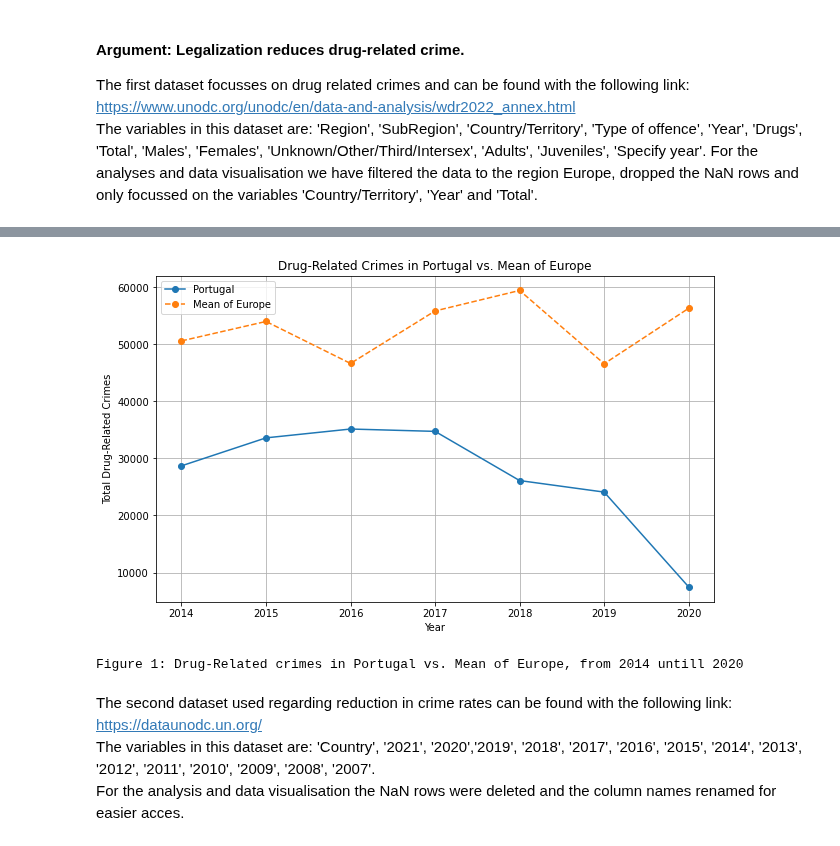
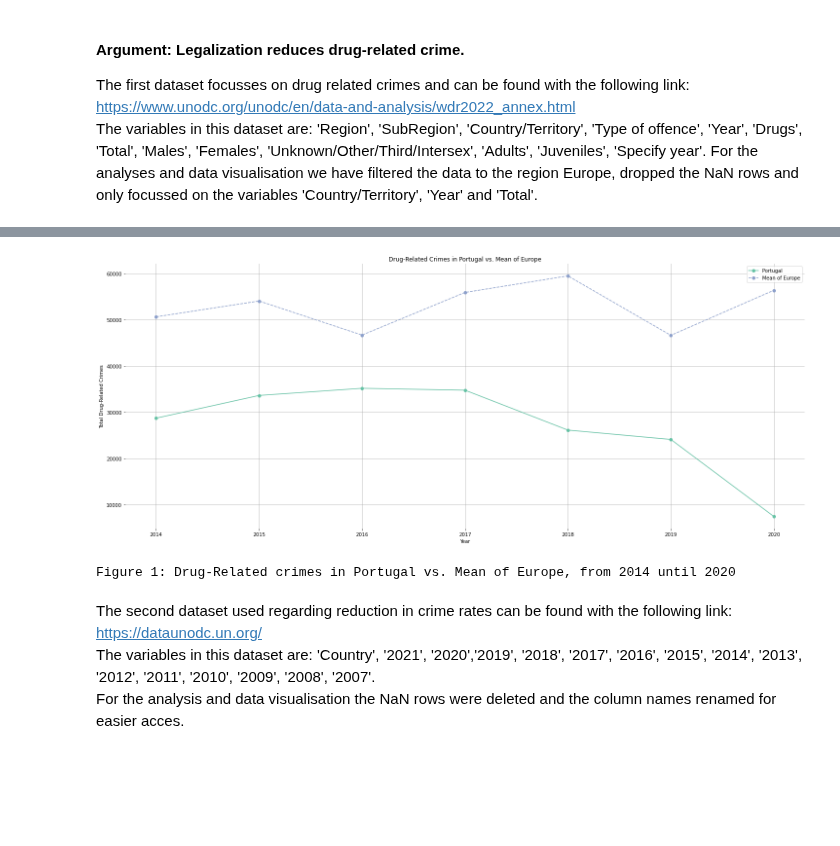
Before and after one commit to ChiaraPatania/InfoVis, a Jupyter notebook: docs/draft_drugs.ipynb, the cells around one changed output, grey strips where cells are left out. Cells and saved outputs as stored; diff of their text form; code cells hidden in the pictures; blank space fills up the shorter version.

Commit message:
improving plots

```diff
--- a/docs/draft_drugs.ipynb
+++ b/docs/draft_drugs.ipynb
@@ -274,45 +274,60 @@ See the caveats in the documentation: https://pandas.pydata.org/pandas-docs/stab
 [interactive output not drawn]
 # %%
 import pandas as pd
-from pandas import *
 import matplotlib.pyplot as plt
-import seaborn as sns
 
+# Read the CSV file
 df = pd.read_csv("9_Misdaden.csv")
 
 # Filter for Europe
 europe_df = df[df['Region'] == 'Europe']
 
 # Group by Country/Territory and Year, and sum the Total crimes
 grouped_df = europe_df.groupby(['Country/Territory', 'Year']).agg({'Total': 'sum'}).reset_index()
 
 # Filter for Portugal
 portugal_df = grouped_df[grouped_df['Country/Territory'] == 'Portugal']
 
 # Calculate the mean for Europe (excluding Portugal)
 europe_mean_df = grouped_df[grouped_df['Country/Territory'] != 'Portugal'].groupby('Year').agg({'Total': 'mean'}).reset_index()
 europe_mean_df.rename(columns={'Total': 'Mean of Europe'}, inplace=True)
 
 # Merge Portugal data with Europe mean data
 merged_df = pd.merge(portugal_df, europe_mean_df, on='Year', how='left')
 
 # Plotting
-plt.figure(figsize=(10, 6))
-plt.plot(merged_df['Year'], merged_df['Total'], label='Portugal', marker='o')
-plt.plot(merged_df['Year'], merged_df['Mean of Europe'], label='Mean of Europe', marker='o', linestyle='--')
-plt.xlabel('Year')
-plt.ylabel('Total Drug-Related Crimes')
-plt.title('Drug-Related Crimes in Portugal vs. Mean of Europe')
-plt.legend()
-plt.grid(True)
+fig, ax = plt.subplots(figsize=(25, 10))
+# fig.patch.set_facecolor('#FDE1F0')  # Light pink background for the entire figure
+# fig.patch.set_edgecolor('#FDE1F0')
+# ax.set_facecolor('#FDE1F0')  # Light pink background for the plot area
+
+# Remove axes spines (borders)
+for spine in ax.spines.values():
+    spine.set_visible(False)  # Hide all spines (borders)
+
+
+ax.plot(merged_df['Year'].values, merged_df['Total'].values, label='Portugal', marker='o', color='#66c2a5')  # Pastel green
+ax.plot(merged_df['Year'].values, merged_df['Mean of Europe'].values, label='Mean of Europe', marker='o', linestyle='--', color='#8da0cb')  # Pastel blue
+
+ax.set_xlabel('Year')
+ax.set_ylabel('Total Drug-Related Crimes')
+ax.set_title('Drug-Related Crimes in Portugal vs. Mean of Europe')
+
+# Set the legend
+ax.legend()
+
+# Enable the grid
+ax.grid(True)
+
+# Show the plot
 plt.show()
 
 # Set the subtitle text
-subtitle = "Figure 1: Drug-Related crimes in Portugal vs. Mean of Europe, from 2014 untill 2020"
+subtitle = "Figure 1: Drug-Related crimes in Portugal vs. Mean of Europe, from 2014 until 2020"
 print(subtitle)
 # %% [output]
-[figure, old version]
+[figure, new version]
-Figure 1: Drug-Related crimes in Portugal vs. Mean of Europe, from 2014 untill 2020
+Figure 1: Drug-Related crimes in Portugal vs. Mean of Europe, from 2014 until 2020
 # %% [markdown]
 The second dataset used regarding reduction in crime rates can be found with the following link: https://dataunodc.un.org/
 <br>
```
Also changed, not shown: parts of 5 cells of this notebook, 2 other files.
